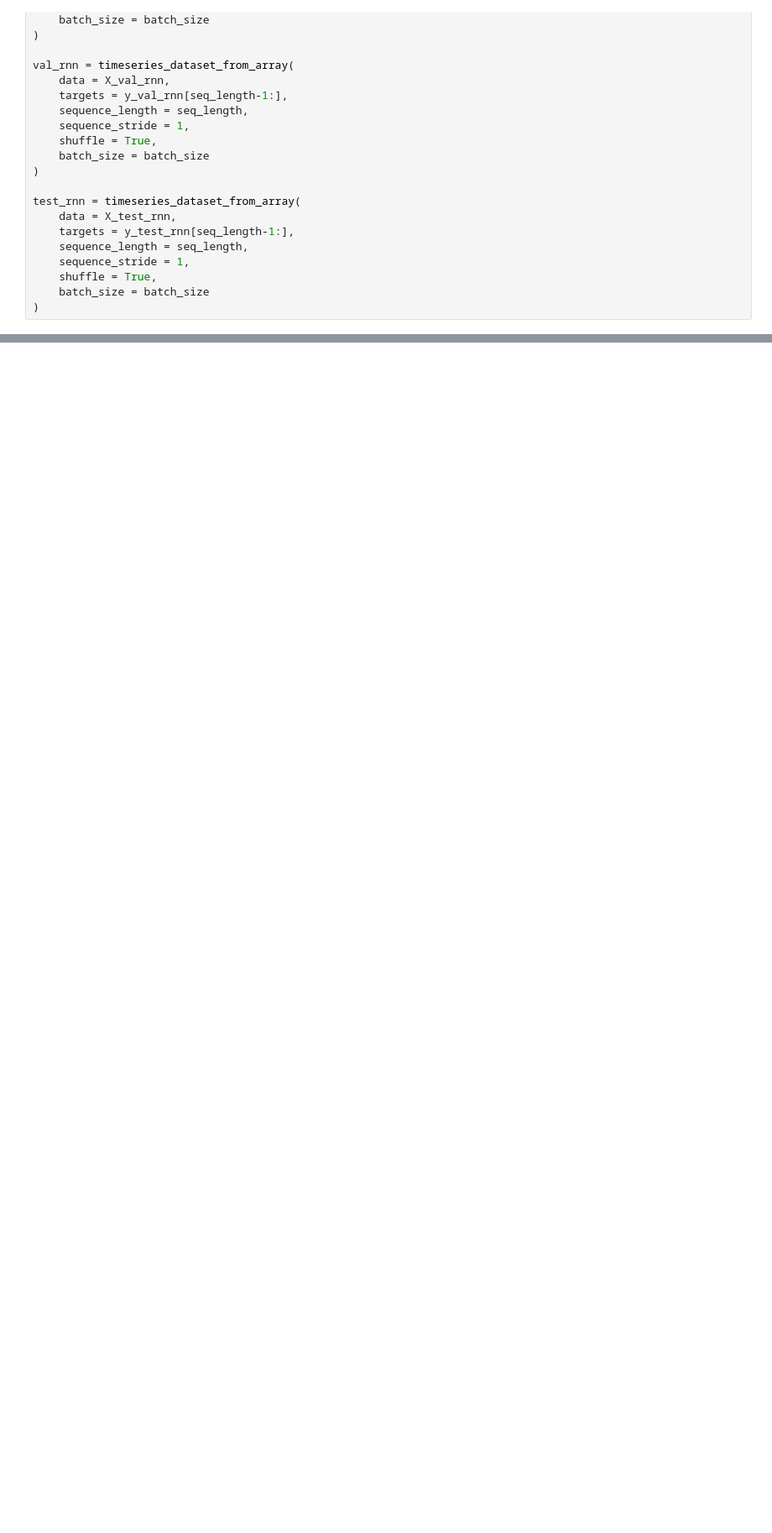
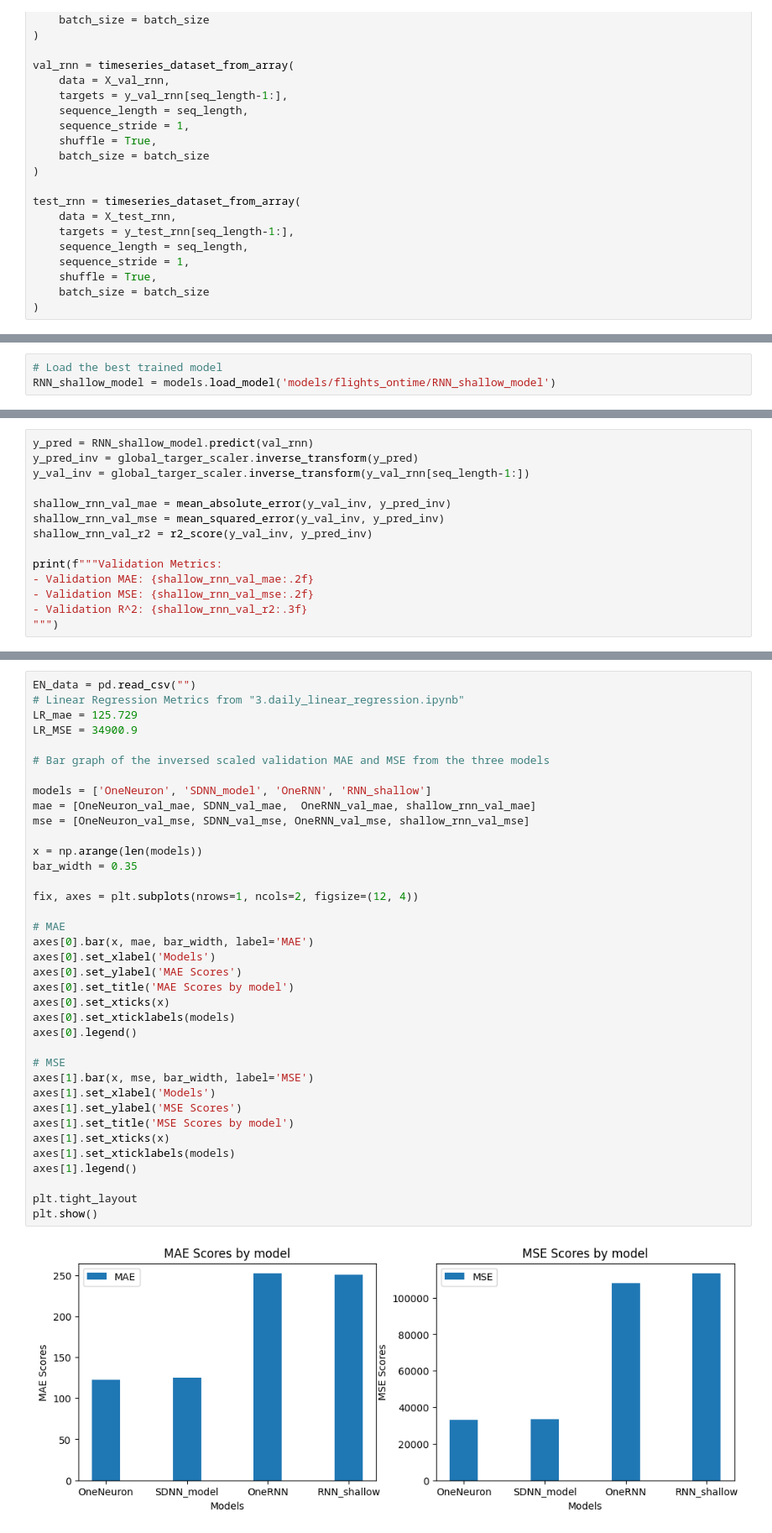
Before and after one commit to stevenhobbs/5501_Ontime_flights, a Jupyter notebook: 4.daily_rnn.ipynb, the cells around one changed output, grey strips where cells are left out. Shown: that part at 84% size. Saved outputs shown, nothing was run; the diff lists cells and outputs as text; blank space fills up the shorter version.

```diff
--- a/4.daily_rnn.ipynb
+++ b/4.daily_rnn.ipynb
@@ -579 +859,4 @@ Reusing TensorBoard on port 6009 (pid 9089), started 0:00:24 ago. (Use '!kill 90
+# %%
+# Load the best trained model
+RNN_shallow_model = models.load_model('models/flights_ontime/RNN_shallow_model')
 # %% [markdown]
@@ -696,0 +906,14 @@ Best trial validation MAE 0.7535279393196106
+# %%
+y_pred = RNN_shallow_model.predict(val_rnn)
+y_pred_inv = global_targer_scaler.inverse_transform(y_pred)
+y_val_inv = global_targer_scaler.inverse_transform(y_val_rnn[seq_length-1:])
+
+shallow_rnn_val_mae = mean_absolute_error(y_val_inv, y_pred_inv)
+shallow_rnn_val_mse = mean_squared_error(y_val_inv, y_pred_inv)
+shallow_rnn_val_r2 = r2_score(y_val_inv, y_pred_inv)
+
+print(f"""Validation Metrics:
+- Validation MAE: {shallow_rnn_val_mae:.2f}
+- Validation MSE: {shallow_rnn_val_mse:.2f}
+- Validation R^2: {shallow_rnn_val_r2:.3f}
+""")
@@ -696,0 +928,39 @@ Best trial validation MAE 0.7535279393196106
+# %%
+EN_data = pd.read_csv("")
+# Linear Regression Metrics from "3.daily_linear_regression.ipynb"
+LR_mae = 125.729
+LR_MSE = 34900.9
+
+# Bar graph of the inversed scaled validation MAE and MSE from the three models
+
+models = ['OneNeuron', 'SDNN_model', 'OneRNN', 'RNN_shallow']
+mae = [OneNeuron_val_mae, SDNN_val_mae,  OneRNN_val_mae, shallow_rnn_val_mae]
+mse = [OneNeuron_val_mse, SDNN_val_mse, OneRNN_val_mse, shallow_rnn_val_mse]
+
+x = np.arange(len(models))
+bar_width = 0.35
+
+fix, axes = plt.subplots(nrows=1, ncols=2, figsize=(12, 4))
+
+# MAE
+axes[0].bar(x, mae, bar_width, label='MAE')
+axes[0].set_xlabel('Models')
+axes[0].set_ylabel('MAE Scores')
+axes[0].set_title('MAE Scores by model')
+axes[0].set_xticks(x)
+axes[0].set_xticklabels(models)
+axes[0].legend()
+
+# MSE
+axes[1].bar(x, mse, bar_width, label='MSE')
+axes[1].set_xlabel('Models')
+axes[1].set_ylabel('MSE Scores')
+axes[1].set_title('MSE Scores by model')
+axes[1].set_xticks(x)
+axes[1].set_xticklabels(models)
+axes[1].legend()
+
+plt.tight_layout
+plt.show()
+# %% [output]
+[figure, added]
```
Also changed, not shown: parts of 86 cells of this notebook, 24 other files.
